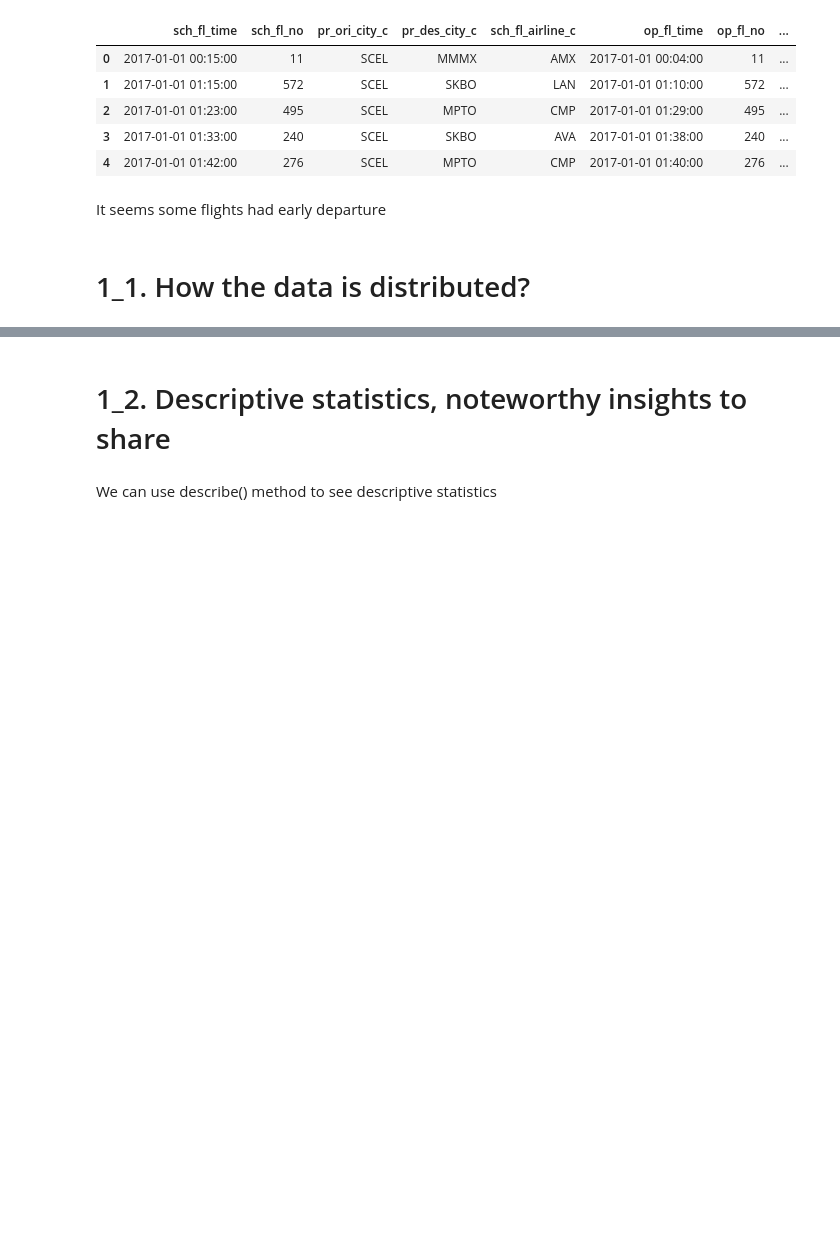
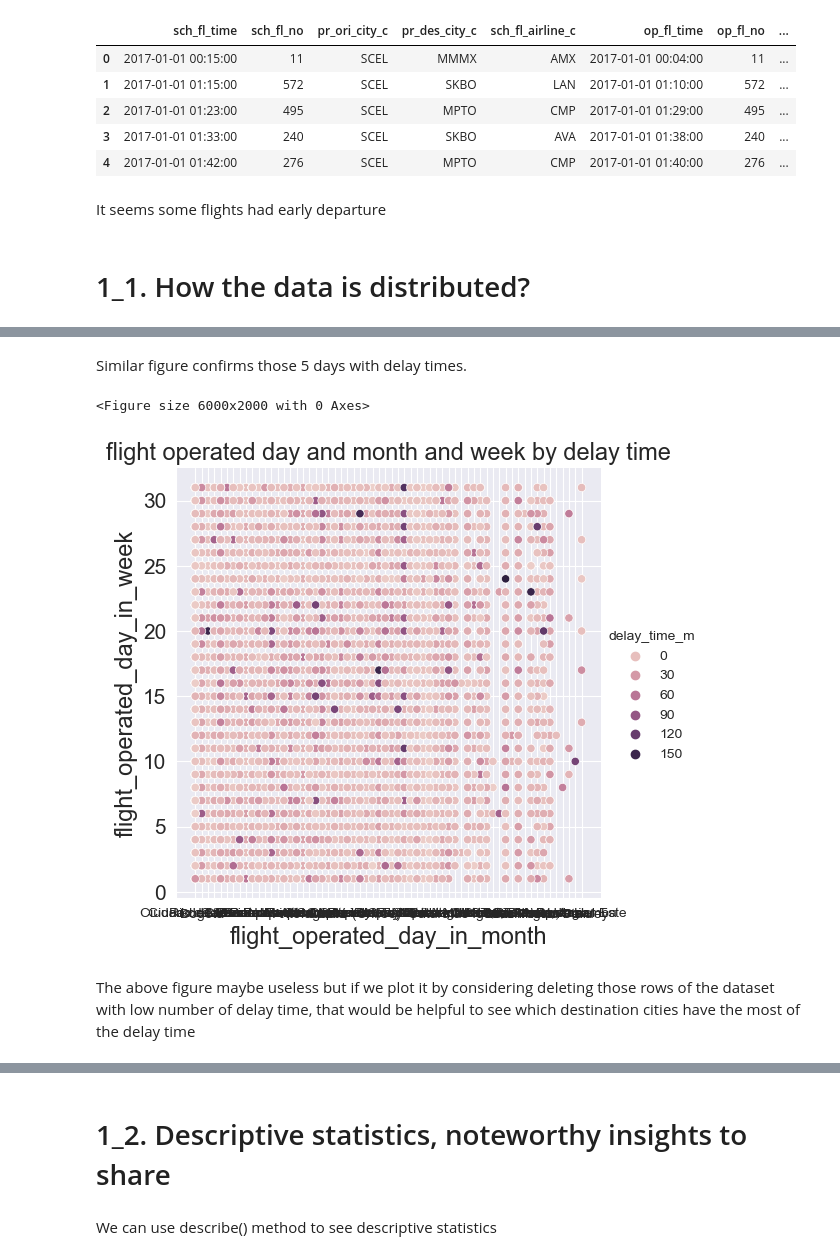
Before and after one commit to farhad-sadeghlo/LATAM_Airlines, a Jupyter notebook: solution.ipynb, the cells around one changed output, grey strips where cells are left out. Cells and saved outputs as stored; diff of their text form; code cells hidden in the pictures; blank space fills up the shorter version.

```diff
--- a/solution.ipynb
+++ b/solution.ipynb
@@ -137,0 +190,16 @@ It seems some flights had early departure
+# %% [markdown]
+Similar figure confirms those 5 days with delay times.
+# %%
+plt.figure(figsize=(60,20))
+sns.relplot(df, x='des_city', y='fl_op_day_in_m', hue='delay_time_m')
+plt.title('flight operated day and month and week by delay time', fontsize=17)
+plt.xlabel('flight_operated_day_in_month', fontsize=17)
+plt.xticks(fontsize=10)
+plt.ylabel('flight_operated_day_in_week', fontsize=17)
+plt.yticks(fontsize=15)
+plt.show()
+# %% [output]
+<Figure size 6000x2000 with 0 Axes>
+[figure, added]
+# %% [markdown]
+The above figure maybe useless but if we plot it by considering deleting those rows of the dataset with low number of delay time, that would be helpful to see which destination cities have the most of the delay time
```
Also changed, not shown: parts of 26 cells of this notebook.
